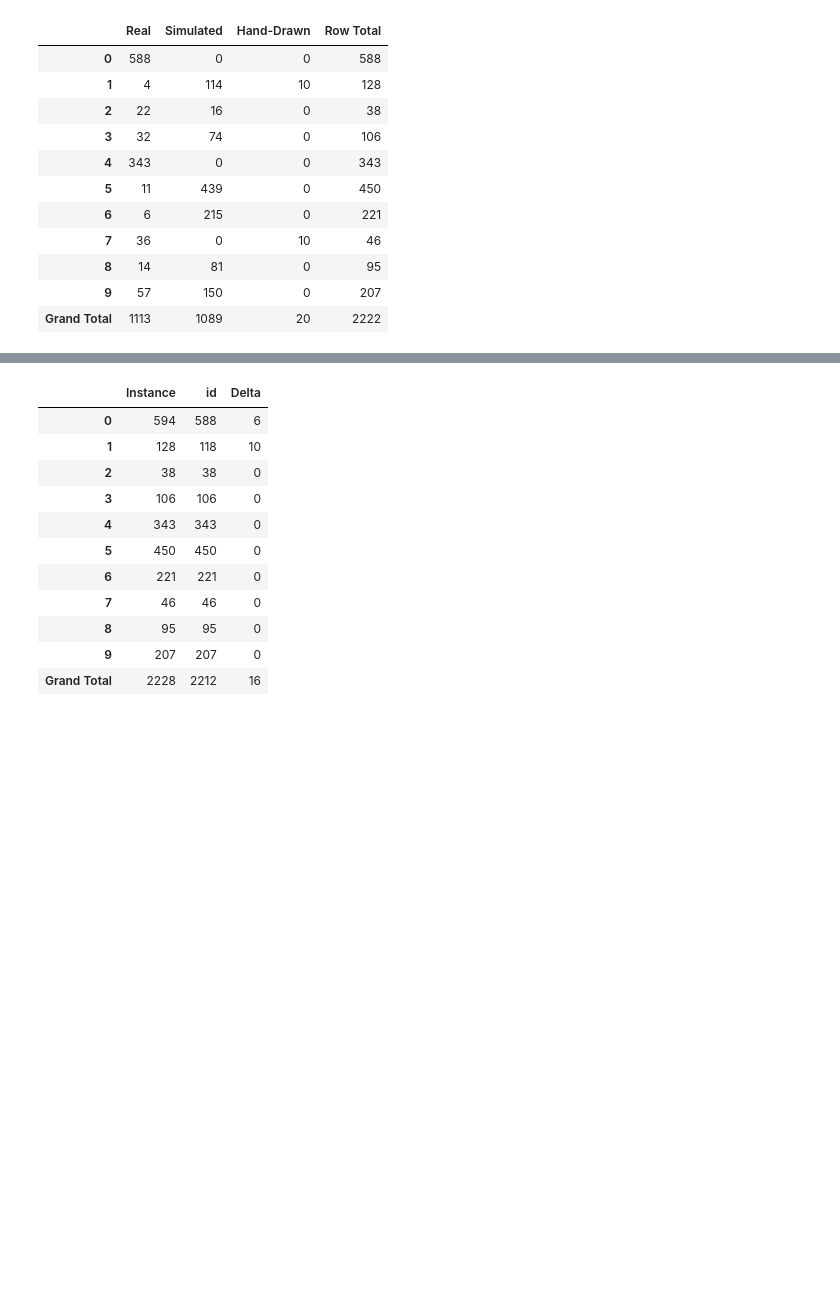
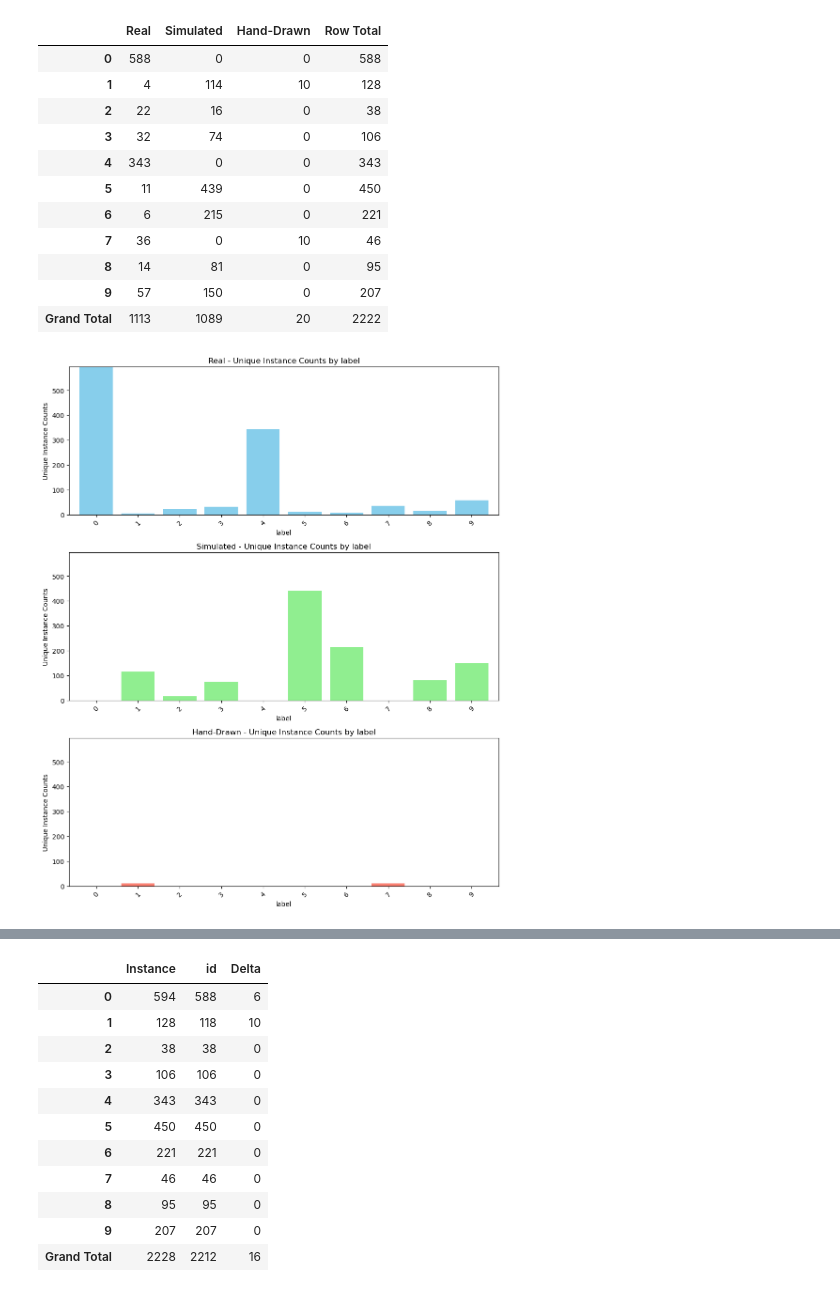
Before and after one commit to Abdulatif-AZ/CapStone, a Jupyter notebook: EDA/3W_EDA.ipynb, the cells around one changed output, grey strips where cells are left out. Cells and saved outputs as stored; diff of their text form; code cells hidden in the pictures; blank space fills up the shorter version.

```diff
--- a/EDA/3W_EDA.ipynb
+++ b/EDA/3W_EDA.ipynb
@@ -413,0 +520,4 @@ count_unique_by_feature(df_real, df_sim, df_drawn, 'label', 'id', 'Real', 'Simul
+# %%
+plot_histogram_three_datasets(df_real, df_sim, df_drawn, 'label', 'Instance', 'Real', 'Simulated', 'Hand-Drawn')
+# %% [output]
+[figure, added]
```
Also changed, not shown: parts of 39 cells of this notebook.
